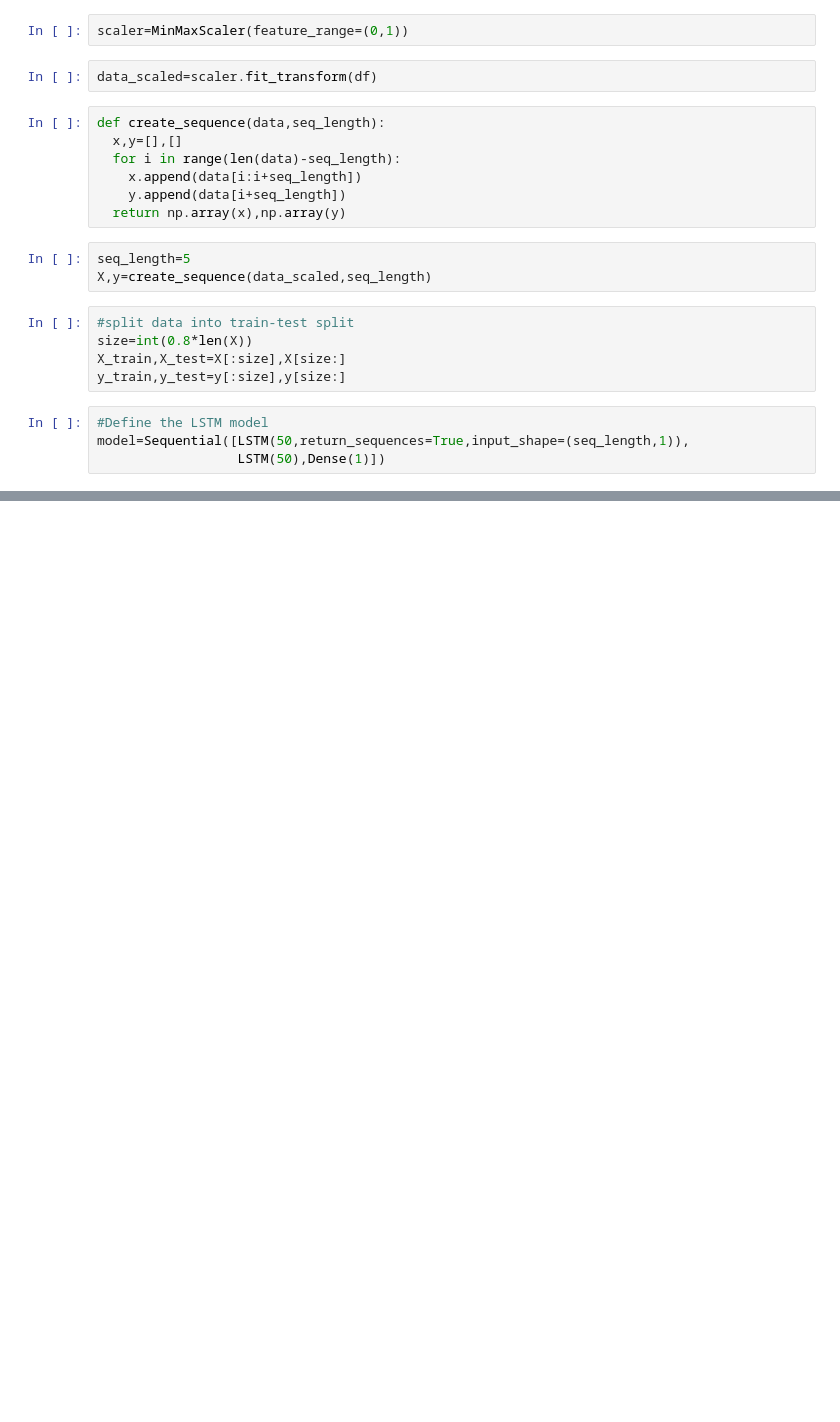
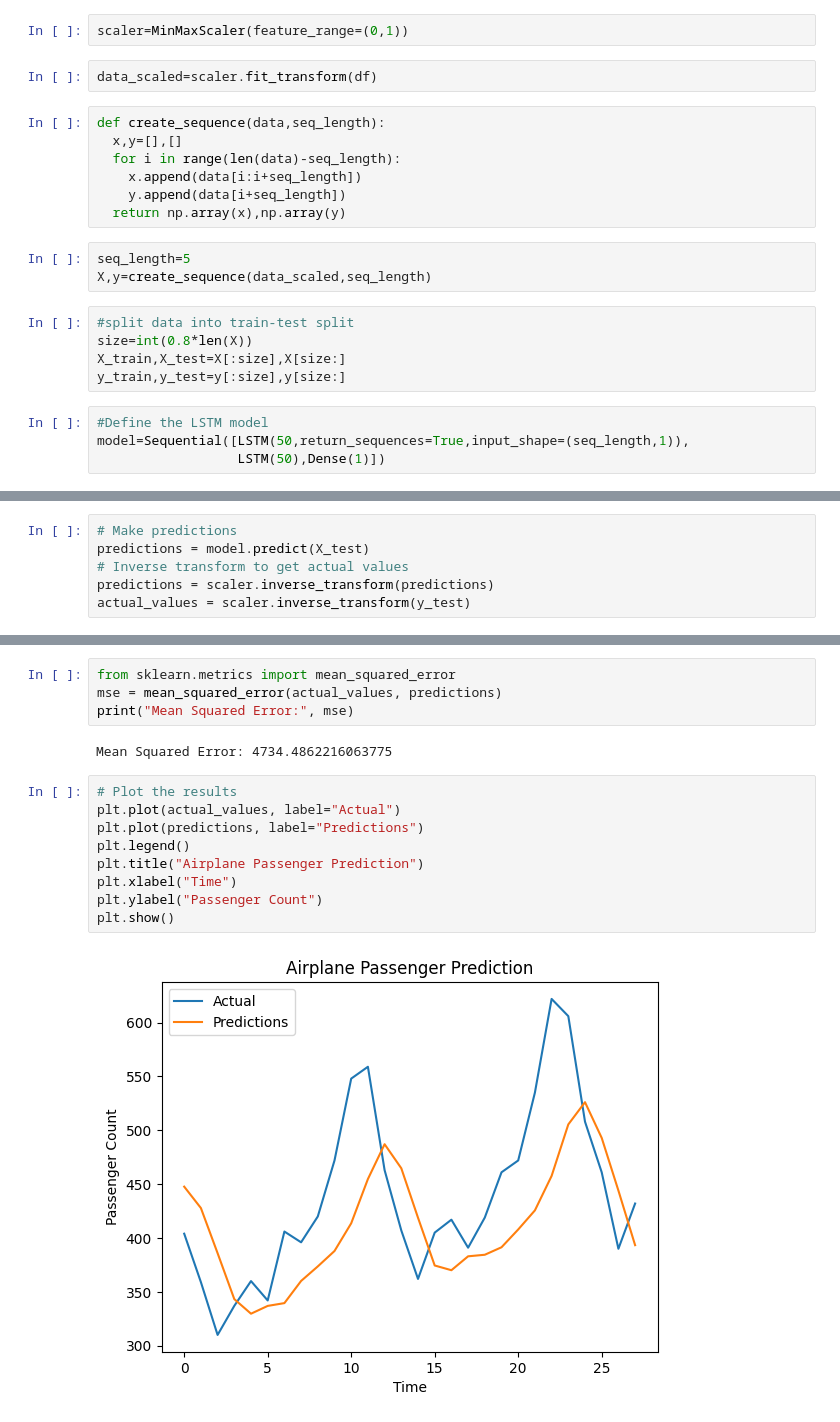
Before and after one commit to krishnadixit05/AI, a Jupyter notebook: AI_Lab_5(LSTM).ipynb, the cells around one changed output, grey strips where cells are left out. Saved outputs shown, nothing was run; the diff lists cells and outputs as text; blank space fills up the shorter version.

```diff
--- a/AI_Lab_5(LSTM).ipynb
+++ b/AI_Lab_5(LSTM).ipynb
@@ -97,0 +100,6 @@ Epoch 50/50
+# %%
+# Make predictions
+predictions = model.predict(X_test)
+# Inverse transform to get actual values
+predictions = scaler.inverse_transform(predictions)
+actual_values = scaler.inverse_transform(y_test)
@@ -97,0 +108,17 @@ Epoch 50/50
+# %%
+from sklearn.metrics import mean_squared_error
+mse = mean_squared_error(actual_values, predictions)
+print("Mean Squared Error:", mse)
+# %% [output]
+Mean Squared Error: 4734.4862216063775
+# %%
+# Plot the results
+plt.plot(actual_values, label="Actual")
+plt.plot(predictions, label="Predictions")
+plt.legend()
+plt.title("Airplane Passenger Prediction")
+plt.xlabel("Time")
+plt.ylabel("Passenger Count")
+plt.show()
+# %% [output]
+[figure, added]
```
Also changed, not shown: parts of 4 cells of this notebook.
